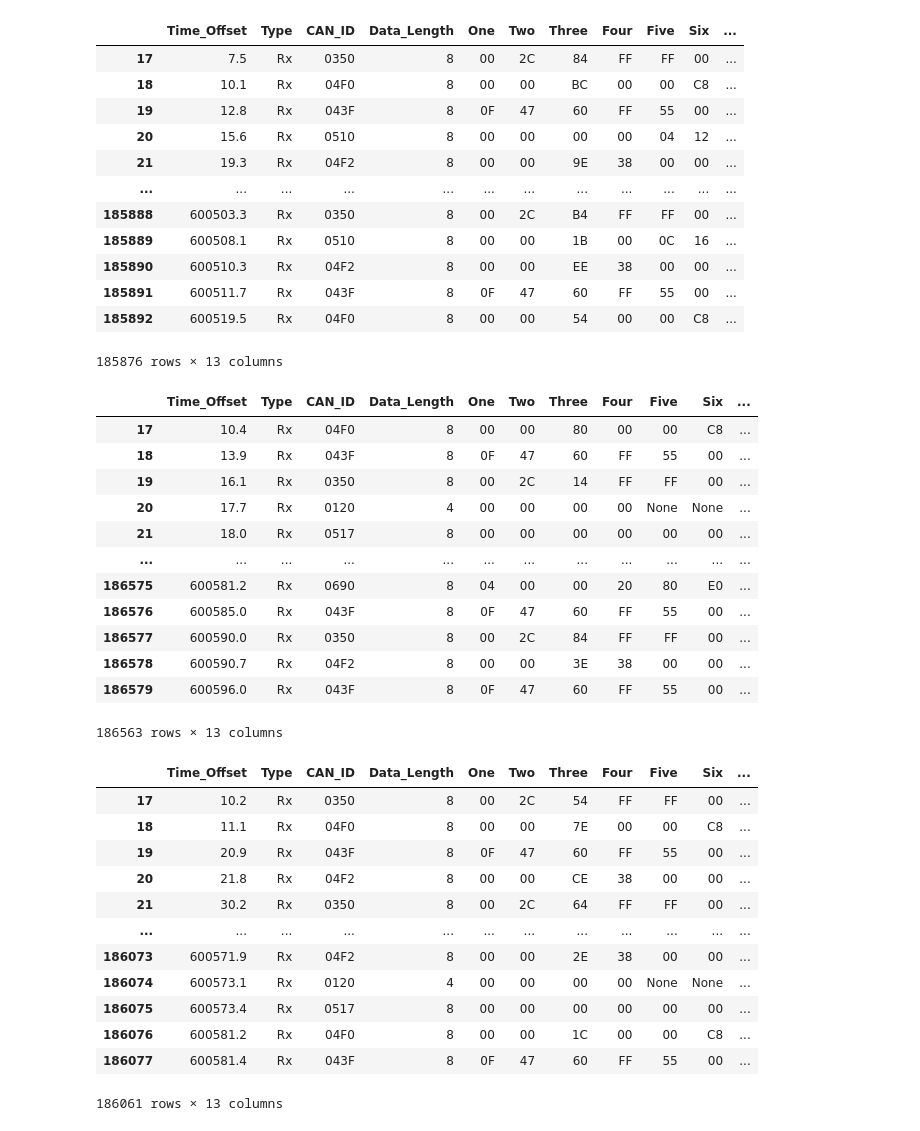
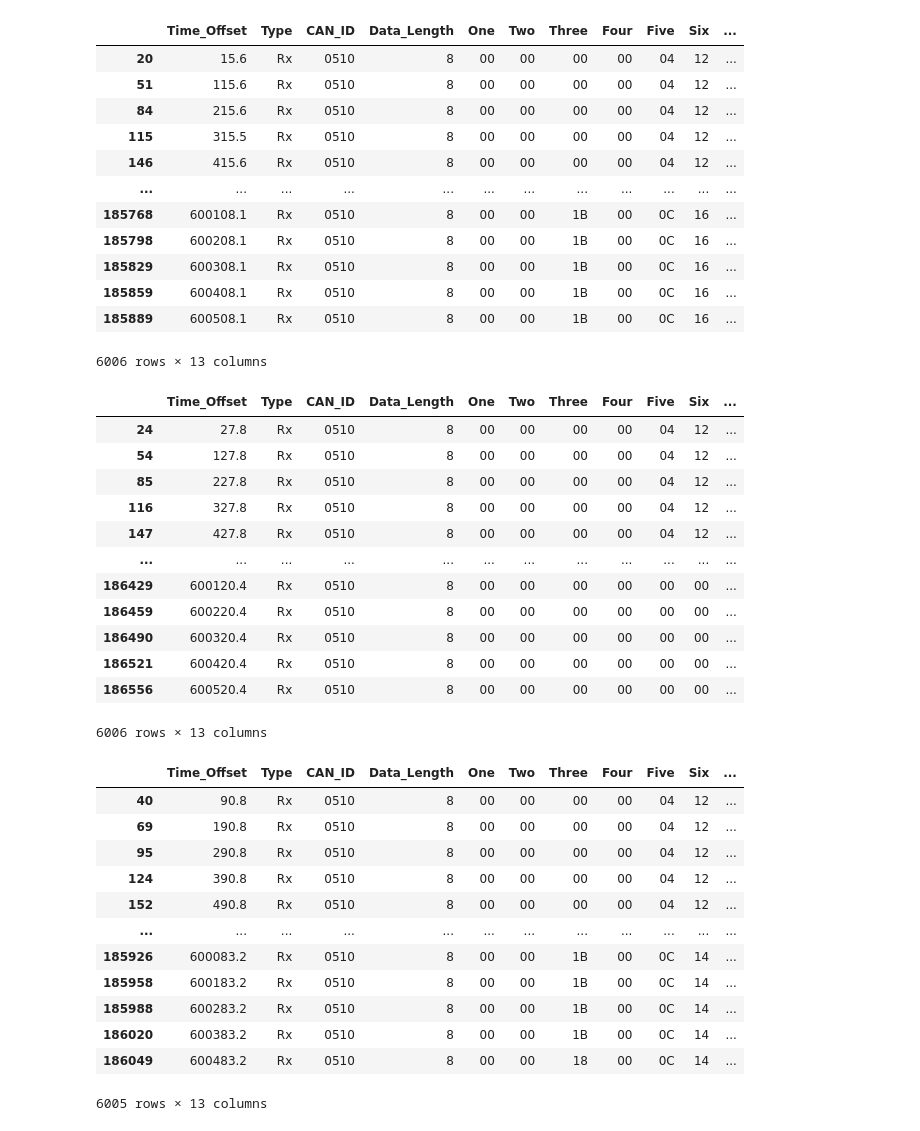
Before and after one commit to Arupreza/Securing-LIN-Insights-from-Ultrasonic-Sensor-Data-Impact-on-CAN-Protocol, a Jupyter notebook: LIN_CAN_Analysis.ipynb, the cells around one changed output. Drawn from its saved outputs; the diff is of its cells as text; code cells hidden in the pictures.

```diff
--- a/LIN_CAN_Analysis.ipynb
+++ b/LIN_CAN_Analysis.ipynb
@@ -65,56 +65,59 @@ def process_can_data(file_name):
 
     return data_in_can_normal
 # %%
-data_in_can_normal = "C:/Users/rezan/Arupreza/Yoonji Paper/Yoonji_Final_Data/SCI_dataset/SCI_dataset/CAN/normal/"
-data_in_can_attak = "C:/Users/rezan/Arupreza/Yoonji Paper/Yoonji_Final_Data/SCI_dataset/SCI_dataset/CAN/attack/"
+data_in_can_normal = "/media/arupreza/Assets/LIN_CAN/SCI_dataset/CAN/normal/"
+data_in_can_attak = "/media/arupreza/Assets/LIN_CAN/SCI_dataset/CAN/attack/"
 # %%
-data_in_can_normal_1 = process_can_data(data_in_can_normal + "normal_CAN_data(10min).trc")
-data_in_can_normal_1
+data_in_can_normal = process_can_data(data_in_can_normal + "normal_CAN_data(10min).trc")
+data_in_can_normal_0510 = data_in_can_normal[data_in_can_normal["CAN_ID"] == "0510"]
+data_in_can_normal_0510
 # %% [output]
 |  | Time_Offset | Type | CAN_ID | Data_Length | One | Two | Three | Four | Five | Six | ... |
-| 17 | 7.5 | Rx | 0350 | 8 | 00 | 2C | 84 | FF | FF | 00 | ... |
-| 18 | 10.1 | Rx | 04F0 | 8 | 00 | 00 | BC | 00 | 00 | C8 | ... |
-| 19 | 12.8 | Rx | 043F | 8 | 0F | 47 | 60 | FF | 55 | 00 | ... |
 | 20 | 15.6 | Rx | 0510 | 8 | 00 | 00 | 00 | 00 | 04 | 12 | ... |
-| 21 | 19.3 | Rx | 04F2 | 8 | 00 | 00 | 9E | 38 | 00 | 00 | ... |
+| 51 | 115.6 | Rx | 0510 | 8 | 00 | 00 | 00 | 00 | 04 | 12 | ... |
+| 84 | 215.6 | Rx | 0510 | 8 | 00 | 00 | 00 | 00 | 04 | 12 | ... |
+| 115 | 315.5 | Rx | 0510 | 8 | 00 | 00 | 00 | 00 | 04 | 12 | ... |
+| 146 | 415.6 | Rx | 0510 | 8 | 00 | 00 | 00 | 00 | 04 | 12 | ... |
 | ... | ... | ... | ... | ... | ... | ... | ... | ... | ... | ... | ... |
-| 185888 | 600503.3 | Rx | 0350 | 8 | 00 | 2C | B4 | FF | FF | 00 | ... |
+| 185768 | 600108.1 | Rx | 0510 | 8 | 00 | 00 | 1B | 00 | 0C | 16 | ... |
+| 185798 | 600208.1 | Rx | 0510 | 8 | 00 | 00 | 1B | 00 | 0C | 16 | ... |
+| 185829 | 600308.1 | Rx | 0510 | 8 | 00 | 00 | 1B | 00 | 0C | 16 | ... |
+| 185859 | 600408.1 | Rx | 0510 | 8 | 00 | 00 | 1B | 00 | 0C | 16 | ... |
 | 185889 | 600508.1 | Rx | 0510 | 8 | 00 | 00 | 1B | 00 | 0C | 16 | ... |
-| 185890 | 600510.3 | Rx | 04F2 | 8 | 00 | 00 | EE | 38 | 00 | 00 | ... |
-| 185891 | 600511.7 | Rx | 043F | 8 | 0F | 47 | 60 | FF | 55 | 00 | ... |
-| 185892 | 600519.5 | Rx | 04F0 | 8 | 00 | 00 | 54 | 00 | 00 | C8 | ... |
-185876 rows × 13 columns
+6006 rows × 13 columns
 # %%
 data_in_can_fuzz = process_can_data(data_in_can_attak + "CAN_fuzzing_attack(10min).trc")
-data_in_can_fuzz
+data_in_can_fuzz_0510 = data_in_can_fuzz[data_in_can_fuzz["CAN_ID"] == "0510"]
+data_in_can_fuzz_0510
 # %% [output]
 |  | Time_Offset | Type | CAN_ID | Data_Length | One | Two | Three | Four | Five | Six | ... |
-| 17 | 10.4 | Rx | 04F0 | 8 | 00 | 00 | 80 | 00 | 00 | C8 | ... |
-| 18 | 13.9 | Rx | 043F | 8 | 0F | 47 | 60 | FF | 55 | 00 | ... |
-| 19 | 16.1 | Rx | 0350 | 8 | 00 | 2C | 14 | FF | FF | 00 | ... |
-| 20 | 17.7 | Rx | 0120 | 4 | 00 | 00 | 00 | 00 | None | None | ... |
-| 21 | 18.0 | Rx | 0517 | 8 | 00 | 00 | 00 | 00 | 00 | 00 | ... |
+| 24 | 27.8 | Rx | 0510 | 8 | 00 | 00 | 00 | 00 | 04 | 12 | ... |
+| 54 | 127.8 | Rx | 0510 | 8 | 00 | 00 | 00 | 00 | 04 | 12 | ... |
+| 85 | 227.8 | Rx | 0510 | 8 | 00 | 00 | 00 | 00 | 04 | 12 | ... |
+| 116 | 327.8 | Rx | 0510 | 8 | 00 | 00 | 00 | 00 | 04 | 12 | ... |
+| 147 | 427.8 | Rx | 0510 | 8 | 00 | 00 | 00 | 00 | 04 | 12 | ... |
 | ... | ... | ... | ... | ... | ... | ... | ... | ... | ... | ... | ... |
-| 186575 | 600581.2 | Rx | 0690 | 8 | 04 | 00 | 00 | 20 | 80 | E0 | ... |
-| 186576 | 600585.0 | Rx | 043F | 8 | 0F | 47 | 60 | FF | 55 | 00 | ... |
-| 186577 | 600590.0 | Rx | 0350 | 8 | 00 | 2C | 84 | FF | FF | 00 | ... |
-| 186578 | 600590.7 | Rx | 04F2 | 8 | 00 | 00 | 3E | 38 | 00 | 00 | ... |
-| 186579 | 600596.0 | Rx | 043F | 8 | 0F | 47 | 60 | FF | 55 | 00 | ... |
+| 186429 | 600120.4 | Rx | 0510 | 8 | 00 | 00 | 00 | 00 | 00 | 00 | ... |
+| 186459 | 600220.4 | Rx | 0510 | 8 | 00 | 00 | 00 | 00 | 00 | 00 | ... |
+| 186490 | 600320.4 | Rx | 0510 | 8 | 00 | 00 | 00 | 00 | 00 | 00 | ... |
+| 186521 | 600420.4 | Rx | 0510 | 8 | 00 | 00 | 00 | 00 | 00 | 00 | ... |
+| 186556 | 600520.4 | Rx | 0510 | 8 | 00 | 00 | 00 | 00 | 00 | 00 | ... |
-186563 rows × 13 columns
+6006 rows × 13 columns
 # %%
 data_in_can_rep = process_can_data(data_in_can_attak + "CAN_replay_attack(10min).trc")
-data_in_can_rep
+data_in_can_rep_0510 = data_in_can_rep[data_in_can_rep["CAN_ID"] == "0510"]
+data_in_can_rep_0510
 # %% [output]
 |  | Time_Offset | Type | CAN_ID | Data_Length | One | Two | Three | Four | Five | Six | ... |
-| 17 | 10.2 | Rx | 0350 | 8 | 00 | 2C | 54 | FF | FF | 00 | ... |
-| 18 | 11.1 | Rx | 04F0 | 8 | 00 | 00 | 7E | 00 | 00 | C8 | ... |
-| 19 | 20.9 | Rx | 043F | 8 | 0F | 47 | 60 | FF | 55 | 00 | ... |
-| 20 | 21.8 | Rx | 04F2 | 8 | 00 | 00 | CE | 38 | 00 | 00 | ... |
-| 21 | 30.2 | Rx | 0350 | 8 | 00 | 2C | 64 | FF | FF | 00 | ... |
+| 40 | 90.8 | Rx | 0510 | 8 | 00 | 00 | 00 | 00 | 04 | 12 | ... |
+| 69 | 190.8 | Rx | 0510 | 8 | 00 | 00 | 00 | 00 | 04 | 12 | ... |
+| 95 | 290.8 | Rx | 0510 | 8 | 00 | 00 | 00 | 00 | 04 | 12 | ... |
+| 124 | 390.8 | Rx | 0510 | 8 | 00 | 00 | 00 | 00 | 04 | 12 | ... |
+| 152 | 490.8 | Rx | 0510 | 8 | 00 | 00 | 00 | 00 | 04 | 12 | ... |
 | ... | ... | ... | ... | ... | ... | ... | ... | ... | ... | ... | ... |
-| 186073 | 600571.9 | Rx | 04F2 | 8 | 00 | 00 | 2E | 38 | 00 | 00 | ... |
-| 186074 | 600573.1 | Rx | 0120 | 4 | 00 | 00 | 00 | 00 | None | None | ... |
-| 186075 | 600573.4 | Rx | 0517 | 8 | 00 | 00 | 00 | 00 | 00 | 00 | ... |
-| 186076 | 600581.2 | Rx | 04F0 | 8 | 00 | 00 | 1C | 00 | 00 | C8 | ... |
-| 186077 | 600581.4 | Rx | 043F | 8 | 0F | 47 | 60 | FF | 55 | 00 | ... |
+| 185926 | 600083.2 | Rx | 0510 | 8 | 00 | 00 | 1B | 00 | 0C | 14 | ... |
+| 185958 | 600183.2 | Rx | 0510 | 8 | 00 | 00 | 1B | 00 | 0C | 14 | ... |
+| 185988 | 600283.2 | Rx | 0510 | 8 | 00 | 00 | 1B | 00 | 0C | 14 | ... |
+| 186020 | 600383.2 | Rx | 0510 | 8 | 00 | 00 | 1B | 00 | 0C | 14 | ... |
+| 186049 | 600483.2 | Rx | 0510 | 8 | 00 | 00 | 18 | 00 | 0C | 14 | ... |
-186061 rows × 13 columns
+6005 rows × 13 columns
```
Also changed, not shown: parts of 8 cells of this notebook.
